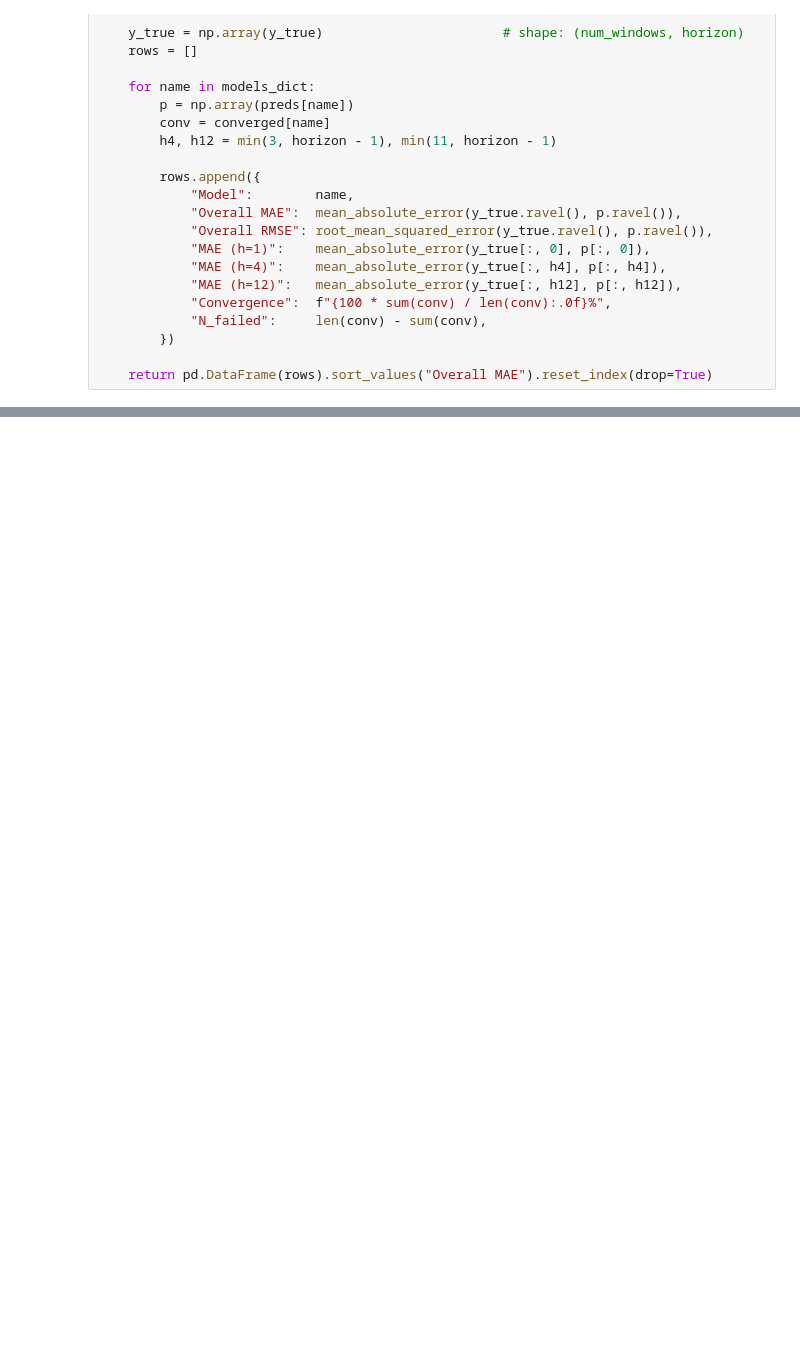
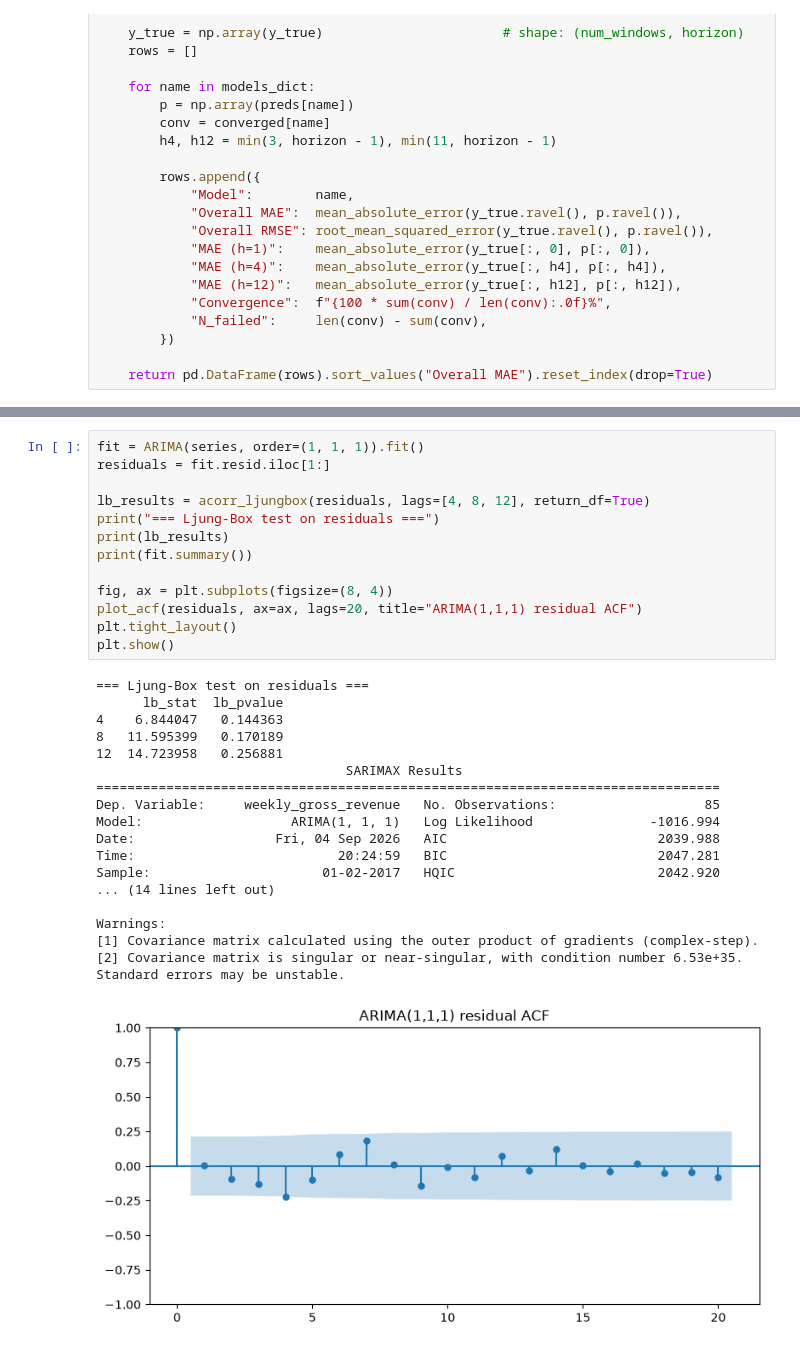
Before and after one commit to ttsuikw/data-analytic-project, a Jupyter notebook: ml/time_series.ipynb, the cells around one changed output, grey strips where cells are left out. Cells and saved outputs as stored; diff of their text form; blank space fills up the shorter version.

Commit message:
time series model

```diff
--- a/ml/time_series.ipynb
+++ b/ml/time_series.ipynb
@@ -581,0 +586,32 @@ MA_4 is retained as the reference baseline. Any model introduced in the next sta
+# %%
+fit = ARIMA(series, order=(1, 1, 1)).fit()
+residuals = fit.resid.iloc[1:]
+
+lb_results = acorr_ljungbox(residuals, lags=[4, 8, 12], return_df=True)
+print("=== Ljung-Box test on residuals ===")
+print(lb_results)
+print(fit.summary())
+
+fig, ax = plt.subplots(figsize=(8, 4))
+plot_acf(residuals, ax=ax, lags=20, title="ARIMA(1,1,1) residual ACF")
+plt.tight_layout()
+plt.show()
+# %% [output]
+=== Ljung-Box test on residuals ===
+      lb_stat  lb_pvalue
+4    6.844047   0.144363
+8   11.595399   0.170189
+12  14.723958   0.256881
+                                SARIMAX Results
+================================================================================
+Dep. Variable:     weekly_gross_revenue   No. Observations:                   85
+Model:                   ARIMA(1, 1, 1)   Log Likelihood               -1016.994
+Date:                  Fri, 04 Sep 2026   AIC                           2039.988
+Time:                          20:24:59   BIC                           2047.281
+Sample:                      01-02-2017   HQIC                          2042.920
+... (14 lines left out)
+
+Warnings:
+[1] Covariance matrix calculated using the outer product of gradients (complex-step).
+[2] Covariance matrix is singular or near-singular, with condition number 6.53e+35. Standard errors may be unstable.
+[figure, added]
```
Also changed, not shown: parts of 45 cells of this notebook, 3 other files.
